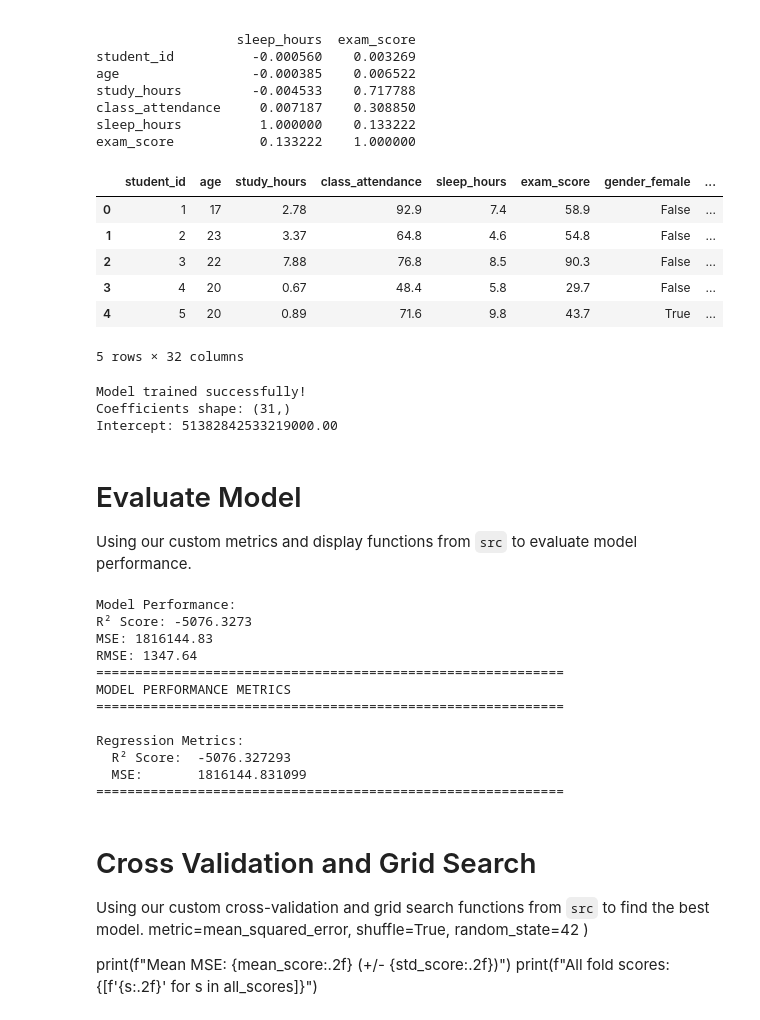
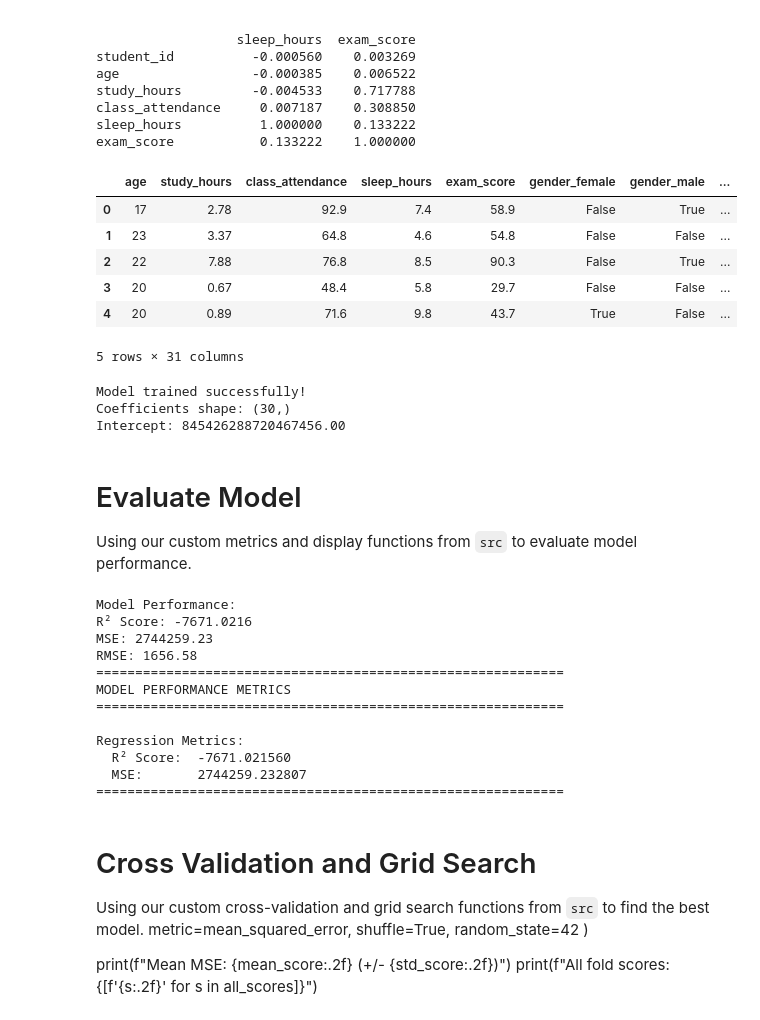
Before and after one commit to Mohammed-Balkhair-hub/ML_WorkFlow_Playground, a Jupyter notebook: notebooks/exam-score-playground.ipynb, the cells around one changed output. Cells and saved outputs as stored; diff of their text form; code cells hidden in the pictures.

```diff
--- a/notebooks/exam-score-playground.ipynb
+++ b/notebooks/exam-score-playground.ipynb
@@ -119,16 +119,18 @@ sleep_hours          1.000000    0.133222
 exam_score           0.133222    1.000000
 # %%
 cat_col = pd.get_dummies(cat_col)
+# Drop student_id as it's just an identifier, not a predictive feature
+num_col = num_col.drop(columns=['student_id'])
 df = pd.concat([num_col, cat_col], axis=1)
 df.head()
 # %% [output]
-|  | student_id | age | study_hours | class_attendance | sleep_hours | exam_score | gender_female | ... |
-| 0 | 1 | 17 | 2.78 | 92.9 | 7.4 | 58.9 | False | ... |
-| 1 | 2 | 23 | 3.37 | 64.8 | 4.6 | 54.8 | False | ... |
-| 2 | 3 | 22 | 7.88 | 76.8 | 8.5 | 90.3 | False | ... |
-| 3 | 4 | 20 | 0.67 | 48.4 | 5.8 | 29.7 | False | ... |
-| 4 | 5 | 20 | 0.89 | 71.6 | 9.8 | 43.7 | True | ... |
+|  | age | study_hours | class_attendance | sleep_hours | exam_score | gender_female | gender_male | ... |
+| 0 | 17 | 2.78 | 92.9 | 7.4 | 58.9 | False | True | ... |
+| 1 | 23 | 3.37 | 64.8 | 4.6 | 54.8 | False | False | ... |
+| 2 | 22 | 7.88 | 76.8 | 8.5 | 90.3 | False | True | ... |
+| 3 | 20 | 0.67 | 48.4 | 5.8 | 29.7 | False | False | ... |
+| 4 | 20 | 0.89 | 71.6 | 9.8 | 43.7 | True | False | ... |
-5 rows × 32 columns
+5 rows × 31 columns
 # %%
 import sys
 sys.path.append('../')
@@ -150,8 +152,8 @@ print(f"Coefficients shape: {model.coefficients.shape}")
 print(f"Intercept: {model.intercept:.2f}")
 # %% [output]
 Model trained successfully!
-Coefficients shape: (31,)
-Intercept: 51382842533219000.00
+Coefficients shape: (30,)
+Intercept: 845426288720467456.00
 # %% [markdown]
 # Evaluate Model
 
@@ -167,16 +169,16 @@ print(f"RMSE: {np.sqrt(mse(Y_test, Y_pred)):.2f}")
 display_metrics(Y_test, Y_pred, task_type='regression')
 # %% [output]
 Model Performance:
-R² Score: -5076.3273
-MSE: 1816144.83
-RMSE: 1347.64
+R² Score: -7671.0216
+MSE: 2744259.23
+RMSE: 1656.58
 ============================================================
 MODEL PERFORMANCE METRICS
 ============================================================
 
 Regression Metrics:
-  R² Score:  -5076.327293
-  MSE:       1816144.831099
+  R² Score:  -7671.021560
+  MSE:       2744259.232807
 ============================================================
 # %% [markdown]
 # Cross Validation and Grid Search
```
Also changed, not shown: parts of 2 cells of this notebook, 7 other files.
